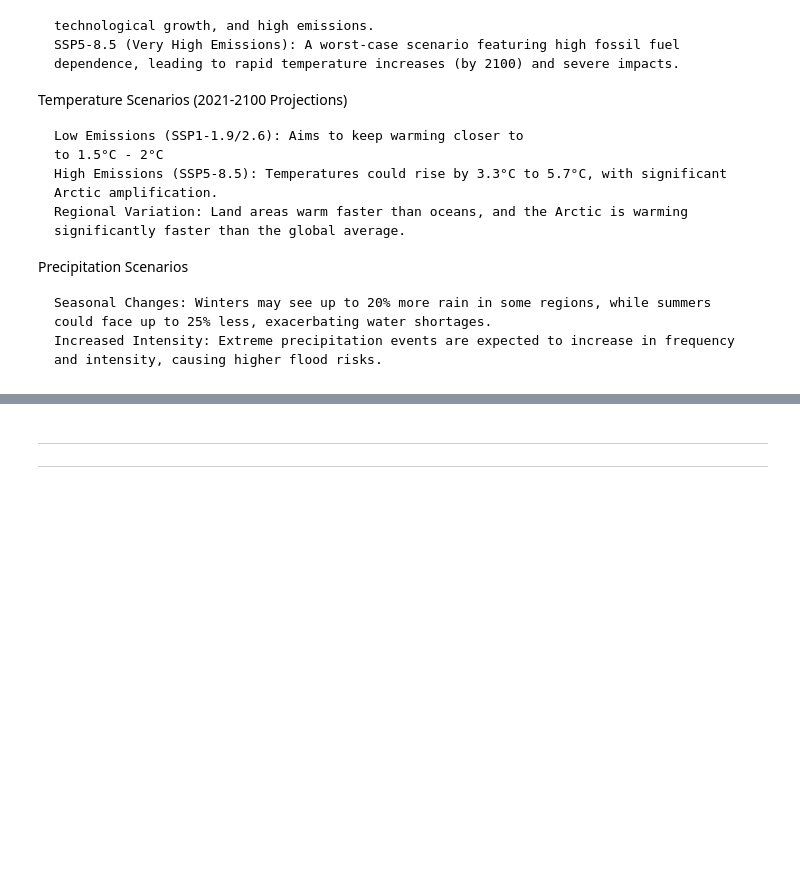
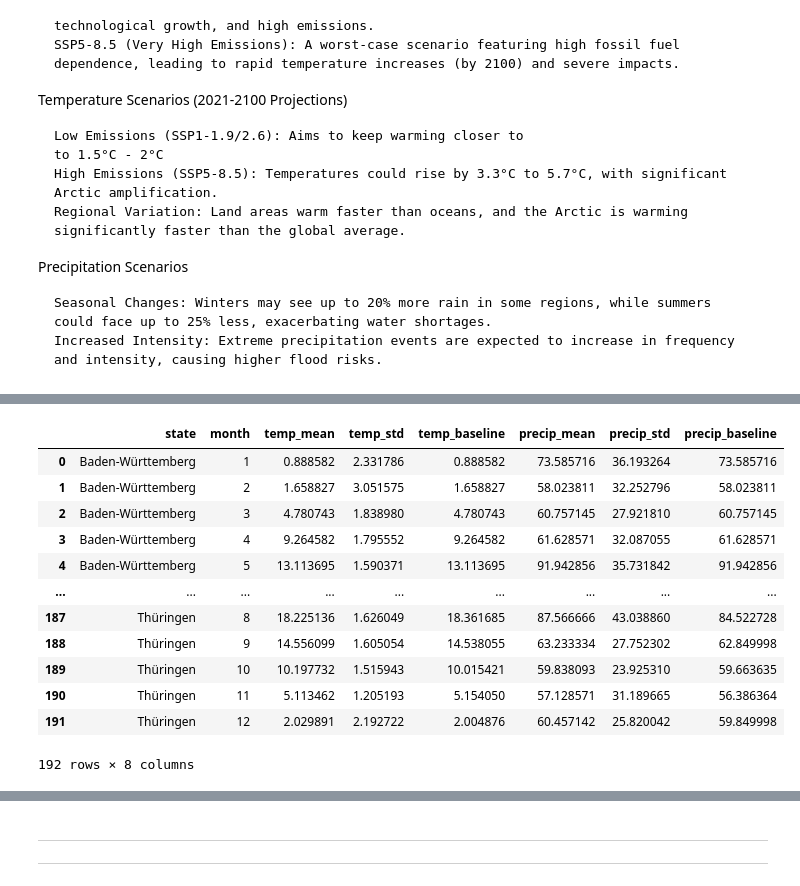
Before and after one commit to delmurphy/wildsignal, a Jupyter notebook: Notebooks/6.Streamlit_app.ipynb, the cells around one changed output, grey strips where cells are left out. Saved outputs shown, nothing was run; the diff lists cells and outputs as text; code cells hidden in the pictures; blank space fills up the shorter version.

Commit message:
simulate future weather base on rolling means

```diff
--- a/Notebooks/6.Streamlit_app.ipynb
+++ b/Notebooks/6.Streamlit_app.ipynb
@@ -30,7 +30,7 @@ import numpy as np
 import joblib
 # %%
 # Load data
-df = pd.read_parquet('../Data/Processed/full_df.parquet')
+full_df = pd.read_parquet('../Data/Processed/full_df.parquet')
 
 # Load model
 model_bundle = joblib.load("../models/production_model.pkl")
@@ -72,0 +109,29 @@ Also give preset scenarios based on ICPP projections
+# %%
+# Get historic baseline, mean, std for temp and precip per state and month
+# for calculating z scores and anomalies for future data
+# note - all on original scale
+
+baseline = full_df.groupby(['state', 'month']).agg(
+    temp_mean = ('mean_temp', 'mean'),
+    temp_std = ('mean_temp', 'std'),
+    temp_baseline = ('baseline_temp', 'max'),
+    precip_mean = ('total_precip', 'mean'),
+    precip_std = ('total_precip', 'std'),
+    precip_baseline = ('baseline_precip', 'max')
+).reset_index()
+
+baseline
+# %% [output]
+|  | state | month | temp_mean | temp_std | temp_baseline | precip_mean | precip_std | precip_baseline |
+| 0 | Baden-Württemberg | 1 | 0.888582 | 2.331786 | 0.888582 | 73.585716 | 36.193264 | 73.585716 |
+| 1 | Baden-Württemberg | 2 | 1.658827 | 3.051575 | 1.658827 | 58.023811 | 32.252796 | 58.023811 |
+| 2 | Baden-Württemberg | 3 | 4.780743 | 1.838980 | 4.780743 | 60.757145 | 27.921810 | 60.757145 |
+| 3 | Baden-Württemberg | 4 | 9.264582 | 1.795552 | 9.264582 | 61.628571 | 32.087055 | 61.628571 |
+| 4 | Baden-Württemberg | 5 | 13.113695 | 1.590371 | 13.113695 | 91.942856 | 35.731842 | 91.942856 |
+| ... | ... | ... | ... | ... | ... | ... | ... | ... |
+| 187 | Thüringen | 8 | 18.225136 | 1.626049 | 18.361685 | 87.566666 | 43.038860 | 84.522728 |
+| 188 | Thüringen | 9 | 14.556099 | 1.605054 | 14.538055 | 63.233334 | 27.752302 | 62.849998 |
+| 189 | Thüringen | 10 | 10.197732 | 1.515943 | 10.015421 | 59.838093 | 23.925310 | 59.663635 |
+| 190 | Thüringen | 11 | 5.113462 | 1.205193 | 5.154050 | 57.128571 | 31.189665 | 56.386364 |
+| 191 | Thüringen | 12 | 2.029891 | 2.192722 | 2.004876 | 60.457142 | 25.820042 | 59.849998 |
+192 rows × 8 columns
```
Also changed, not shown: parts of 12 cells of this notebook.
